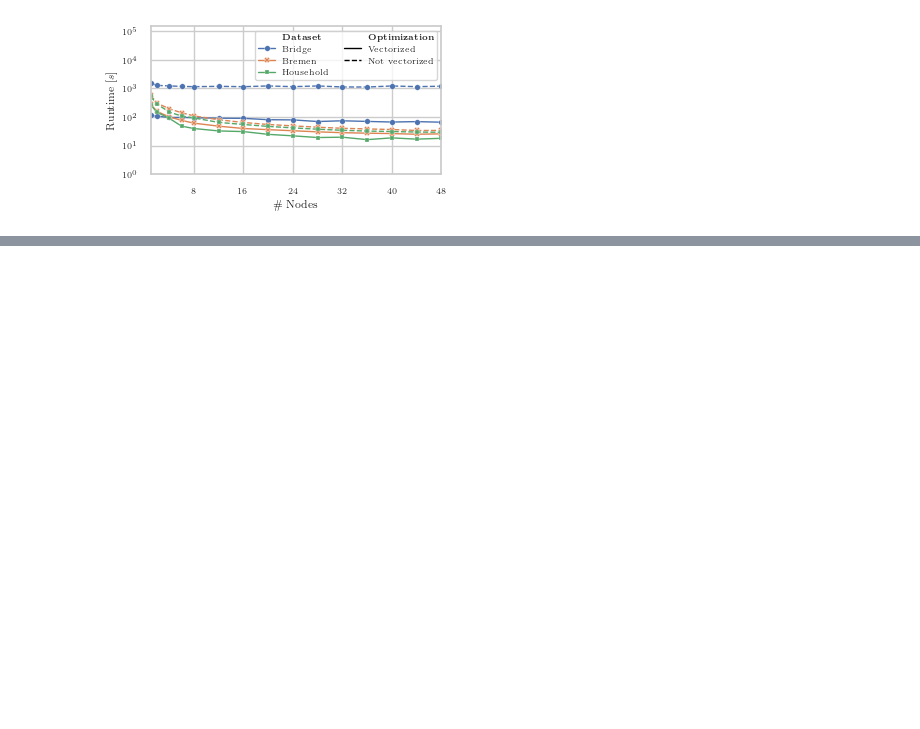
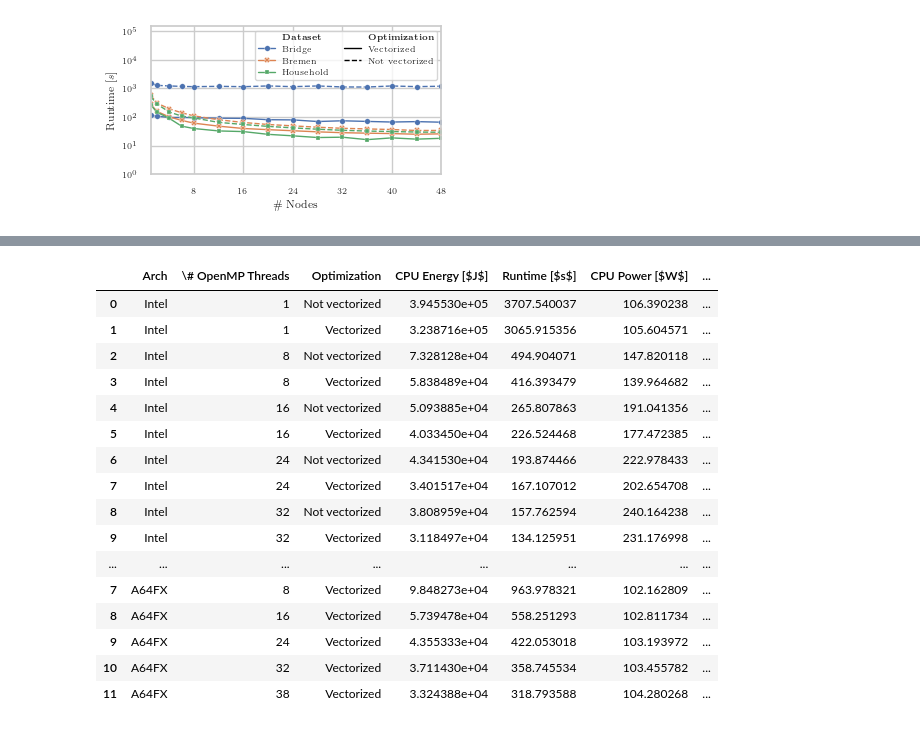
Before and after one commit to JosephArnold/hpdbscan, a Jupyter notebook: plots/VHPDBSCAN-plot.ipynb, the cells around one changed output, grey strips where cells are left out. Drawn from its saved outputs; the diff is of its cells as text; code cells hidden in the pictures; blank space fills up the shorter version.

Commit message:
Added energy plots

```diff
--- a/plots/VHPDBSCAN-plot.ipynb
+++ b/plots/VHPDBSCAN-plot.ipynb
@@ -746,0 +749,16 @@ plt.savefig("hybrid_runtime-new.pgf", backend="pgf", dpi=1200)
+# %%
+a64fx_new_df = pd.read_csv("A64FXEnergy_14.02.csv")
+a64fx_new_df["Arch"] = "A64FX"
+a64fx_new_df.rename(columns={
+    "Workers": "\# OpenMP Threads",
+    "CPU_Energy" : "Core Energy [$J$]",
+    "Runtime" : "Runtime [$s$]",
+    "Memory_Energy": "Memory Energy [$J$]",
+    "CPU Power": "Core Power [$W$]",
+    "Memory Power": "Memory Power [$W$]",
+    "L2_Energy": "L2 Energy [$J$]",
+    "L2 Power": "L2 Power [$W$]"},
+    inplace=True)
+a64fx_new_df["CPU Energy [$J$]"] = a64fx_new_df["Core Energy [$J$]"] + a64fx_new_df["Memory Energy [$J$]"] + a64fx_new_df["L2 Energy [$J$]"]
+a64fx_new_df["CPU Power [$W$]"] = a64fx_new_df["Core Power [$W$]"] + a64fx_new_df["Memory Power [$W$]"] + a64fx_new_df["L2 Power [$W$]"]
+a64fx_new_df
@@ -746,0 +804,6 @@ plt.savefig("hybrid_runtime-new.pgf", backend="pgf", dpi=1200)
+# %%
+mask = avx_df["compiler"] == "intel"
+intel_avx_df = avx_df.loc[mask].groupby(by=["compiler", "threads", "avx"], as_index=False).agg({"energy_S0_J": "mean", "app_runtime_s": "mean", "avgpower_s0_W": "mean"})
+intel_avx_df.rename(columns={"compiler": "Arch", "energy_S0_J": "CPU Energy [$J$]", "app_runtime_s": "Runtime [$s$]", "threads": "\# OpenMP Threads", "avx": "Optimization", "avgpower_s0_W": "CPU Power [$W$]"}, inplace=True)
+intel_avx_df["Arch"] = "Intel"
+intel_avx_df
@@ -746,0 +824,21 @@ plt.savefig("hybrid_runtime-new.pgf", backend="pgf", dpi=1200)
+# %%
+energy_df = pd.concat([intel_avx_df, a64fx_new_df])
+energy_df
+# %% [output]
+|  | Arch | \# OpenMP Threads | Optimization | CPU Energy [$J$] | Runtime [$s$] | CPU Power [$W$] | ... |
+| 0 | Intel | 1 | Not vectorized | 3.945530e+05 | 3707.540037 | 106.390238 | ... |
+| 1 | Intel | 1 | Vectorized | 3.238716e+05 | 3065.915356 | 105.604571 | ... |
+| 2 | Intel | 8 | Not vectorized | 7.328128e+04 | 494.904071 | 147.820118 | ... |
+| 3 | Intel | 8 | Vectorized | 5.838489e+04 | 416.393479 | 139.964682 | ... |
+| 4 | Intel | 16 | Not vectorized | 5.093885e+04 | 265.807863 | 191.041356 | ... |
+| 5 | Intel | 16 | Vectorized | 4.033450e+04 | 226.524468 | 177.472385 | ... |
+| 6 | Intel | 24 | Not vectorized | 4.341530e+04 | 193.874466 | 222.978433 | ... |
+| 7 | Intel | 24 | Vectorized | 3.401517e+04 | 167.107012 | 202.654708 | ... |
+| 8 | Intel | 32 | Not vectorized | 3.808959e+04 | 157.762594 | 240.164238 | ... |
+| 9 | Intel | 32 | Vectorized | 3.118497e+04 | 134.125951 | 231.176998 | ... |
+| ... | ... | ... | ... | ... | ... | ... | ... |
+| 7 | A64FX | 8 | Vectorized | 9.848273e+04 | 963.978321 | 102.162809 | ... |
+| 8 | A64FX | 16 | Vectorized | 5.739478e+04 | 558.251293 | 102.811734 | ... |
+| 9 | A64FX | 24 | Vectorized | 4.355333e+04 | 422.053018 | 103.193972 | ... |
+| 10 | A64FX | 32 | Vectorized | 3.711430e+04 | 358.745534 | 103.455782 | ... |
+| 11 | A64FX | 38 | Vectorized | 3.324388e+04 | 318.793588 | 104.280268 | ... |
```
Also changed, not shown: parts of 16 cells of this notebook.
